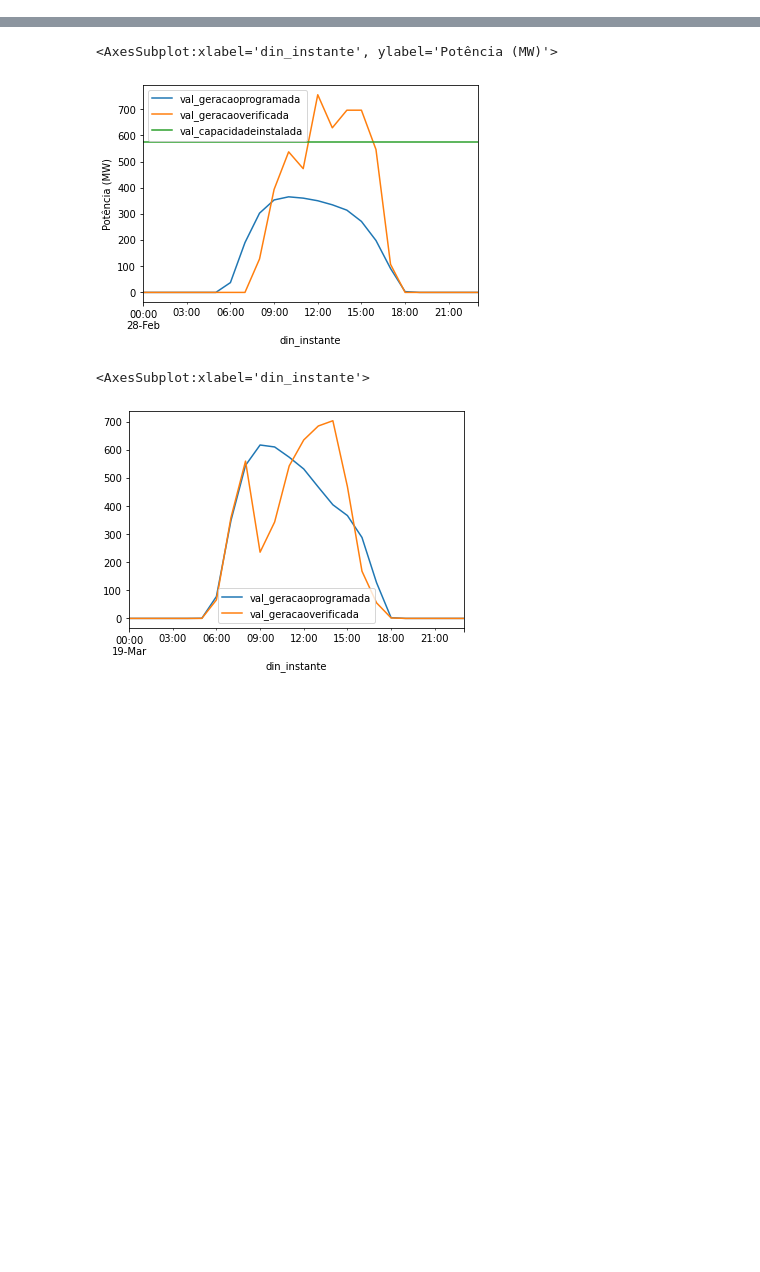
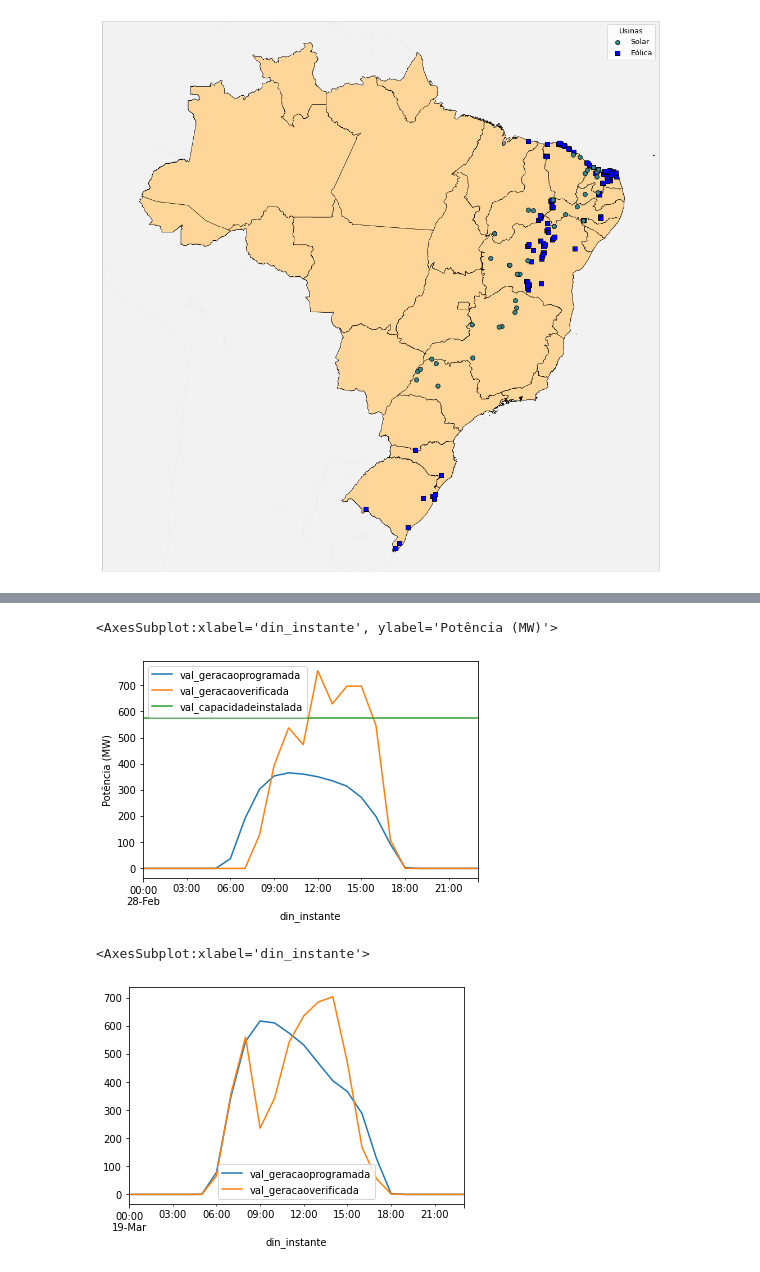
Before and after one commit to La1ra1/Gestao_energetica_trabalhos, a Jupyter notebook: Seminário 2/figuras_geracao_pv.ipynb, the cells around one changed output, grey strips where cells are left out. Saved outputs shown, nothing was run; the diff lists cells and outputs as text; code cells hidden in the pictures; blank space fills up the shorter version.

Commit message:
added images directory and wind plants example

```diff
--- a/Seminário 2/figuras_geracao_pv.ipynb
+++ b/Seminário 2/figuras_geracao_pv.ipynb
@@ -47,3 +48,5 @@ main_df
 # %%
-group_by_usina = main_df.query('nom_tipousina=="Solar"').groupby(['nom_usina_conjunto', 'id_estado']).agg({'val_capacidadeinstalada':'last', 'val_latitudesecoletora':'last', 'val_longitudesecoletora':'last'}).sort_values(by='val_capacidadeinstalada',ascending=False)
+group_by_usina_solar = main_df.query('nom_tipousina=="Solar"').groupby(['nom_usina_conjunto', 'id_estado']).agg({'val_capacidadeinstalada':'last', 'val_latitudesecoletora':'last', 'val_longitudesecoletora':'last'}).sort_values(by='val_capacidadeinstalada',ascending=False)
+# %%
+group_by_usina_eolica = main_df.query('nom_tipousina=="Eólica"').groupby(['nom_usina_conjunto', 'id_estado']).agg({'val_capacidadeinstalada':'last', 'val_latitudesecoletora':'last', 'val_longitudesecoletora':'last'}).sort_values(by='val_capacidadeinstalada',ascending=False)
 # %%
@@ -70,4 +121,57 @@ group_by_usina.dropna()
 # %%
-lon = group_by_usina.dropna()['val_longitudesecoletora'].values
-lat = group_by_usina.dropna()['val_latitudesecoletora'].values
-values = group_by_usina.dropna()['val_capacidadeinstalada'].values
+lon_solar = group_by_usina_solar.dropna()['val_longitudesecoletora'].values
+lat_solar = group_by_usina_solar.dropna()['val_latitudesecoletora'].values
+values_solar = group_by_usina_solar.dropna()['val_capacidadeinstalada'].values
+# %%
+lon_eolica = group_by_usina_eolica.dropna()['val_longitudesecoletora'].values
+lat_eolica = group_by_usina_eolica.dropna()['val_latitudesecoletora'].values
+values_eolica = group_by_usina_eolica.dropna()['val_capacidadeinstalada'].values
+# %%
+fig, ax = plt.subplots()
+
+m = Basemap(projection='merc', llcrnrlat=-35, urcrnrlat=7,
+            llcrnrlon=-77, urcrnrlon=-32, resolution='i')
+m.ax = ax
+line_color = '#cccccc'
+wather_color = '#f2f2f2'
+
+m.drawcoastlines(color=line_color, linewidth=0.1)
+#m.fillcontinents(color=line_color,lake_color=wather_color, zorder=1)
+m.drawmapboundary(color=line_color, fill_color=wather_color, zorder=0)
+
+fig.set_size_inches(18, 18)
+
+m.readshapefile('brasil\\gadm41_BRA_1', 'estados', zorder=5)
+
+m.readshapefile('brasil\\gadm41_BRA_0', 'pais', zorder=5)
+
+
+
+x_solar, y_solar = m(lon_solar, lat_solar)
+
+sc = m.scatter(x_solar, y_solar, zorder=10, color='#37888D', s=60, linewidths=1, edgecolor='black',)
+
+
+
+x_eolica, y_eolica = m(lon_eolica, lat_eolica)
+
+sc = m.scatter(x_eolica, y_eolica, zorder=9, marker='s', color='blue', s=60, linewidths=1, edgecolor='black',)
+
+
+patches = [Polygon(np.array(m.pais[0]))]
+
+pc = PatchCollection(patches, facecolor= '#ffd699', edgecolor='k', linewidths=0.01, zorder=2)
+ax.add_collection(pc)
+
+
+markers=['o','s']
+colors=['#37888D', 'blue']
+h = [plt.scatter([],[], color=colors[j], marker=markers[j], s=i, edgecolors='k') for j,i in enumerate([60,60])]
+leg = plt.legend(handles=h, labels=['Solar','Eólica'],loc='upper right', title="Usinas", fontsize=13,title_fontsize=13)
+
+#leg._legend_box.align = "center"
+
+
+plt.savefig('FIGURAS\\MAPA_S.svg')
+# %% [output]
+[figure, added]
```
Also changed, not shown: parts of 22 cells of this notebook, 8 other files.
